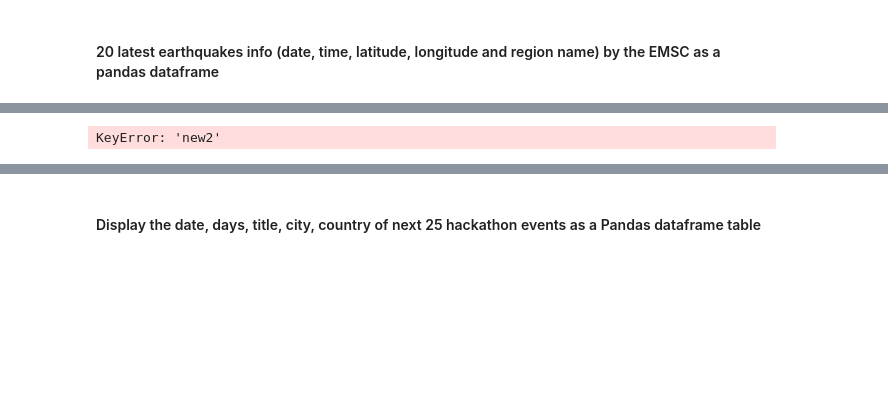
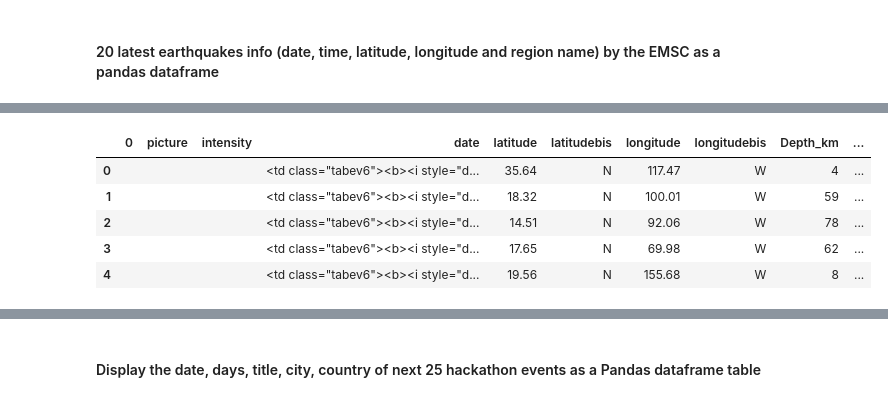
Before and after one commit to sandrineh/data-labs, a Jupyter notebook: module-1/lab-web-scraping/your-code/main.ipynb, the cells around one changed output, grey strips where cells are left out. Cells and saved outputs as stored; diff of their text form; code cells hidden in the pictures; blank space fills up the shorter version.

```diff
--- a/module-1/lab-web-scraping/your-code/main.ipynb
+++ b/module-1/lab-web-scraping/your-code/main.ipynb
@@ -385,17 +383,13 @@ df.head()
 # %%
-#df['date'] = df['date'].map(lambda x: x.replace('earthquake',''))
-#df['date'] = df['date'].map(lambda x: x.text.strip())
-df['new']=[x.find_all('i') for x in df['date']]
+df['new']=[x.find_all('i', class_='ago') for x in df['date']]
 
-"""for x in df['new']:
-    for elem in x:
-        elem=elem.text.strip()"""
+df['ago']=[j.text.strip() for i in df['new'] for j in i]
 
-lamb = [j.text.strip() for i in df['new'] for j in i]
-
-for d,e in zip(df['new2'],lamb):
-    e=d
-
-df['new2']
+df.head()
 # %% [output]
-KeyError: 'new2'
+|  | 0 | picture | intensity | date | latitude | latitudebis | longitude | longitudebis | Depth_km | ... |
+| 0 |  |  |  | <td class="tabev6"><b><i style="d... | 35.64 | N | 117.47 | W | 4 | ... |
+| 1 |  |  |  | <td class="tabev6"><b><i style="d... | 18.32 | N | 100.01 | W | 59 | ... |
+| 2 |  |  |  | <td class="tabev6"><b><i style="d... | 14.51 | N | 92.06 | W | 78 | ... |
+| 3 |  |  |  | <td class="tabev6"><b><i style="d... | 17.65 | N | 69.98 | W | 62 | ... |
+| 4 |  |  |  | <td class="tabev6"><b><i style="d... | 19.56 | N | 155.68 | W | 8 | ... |
```
Also changed, not shown: parts of 29 cells of this notebook, 1 other file.
